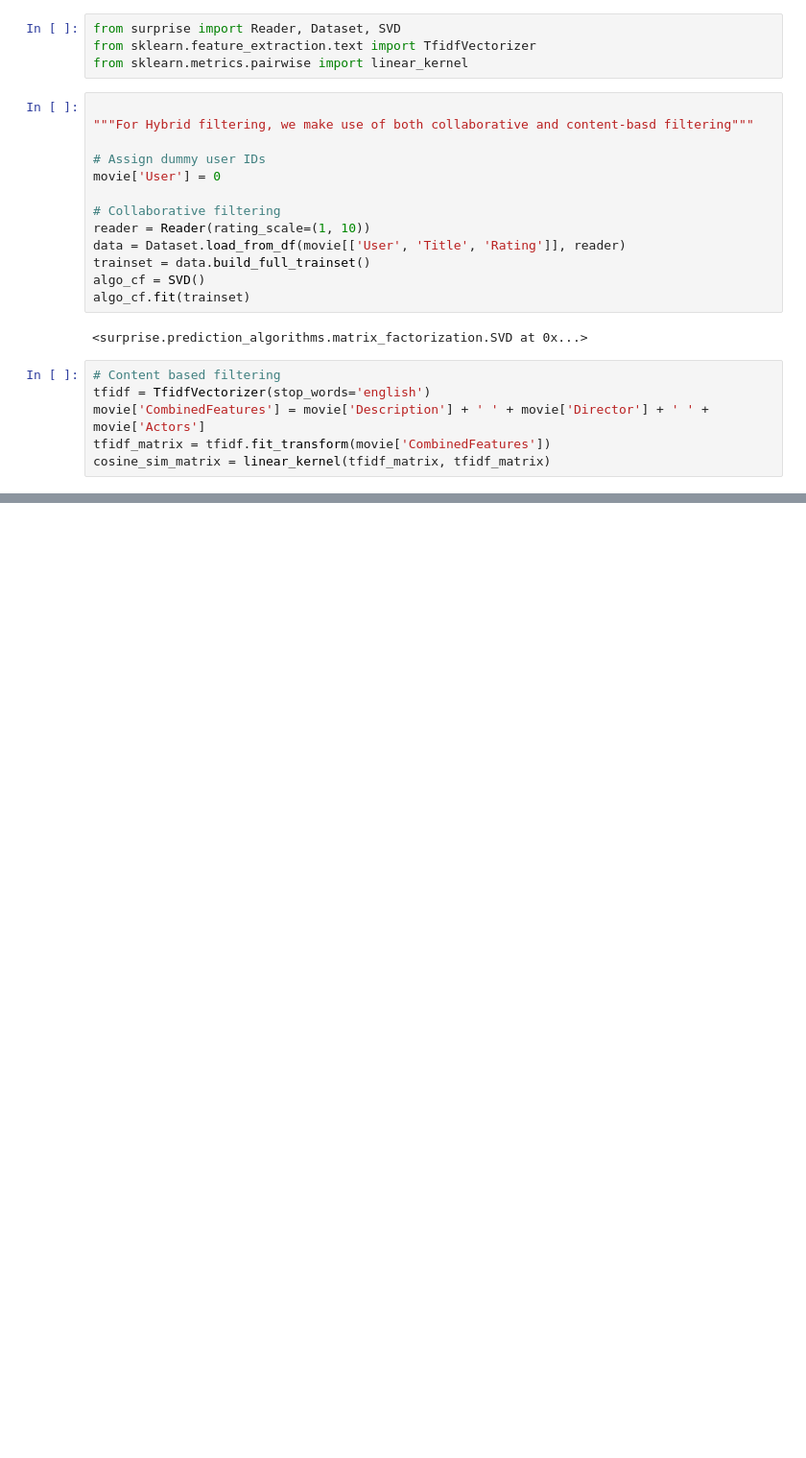
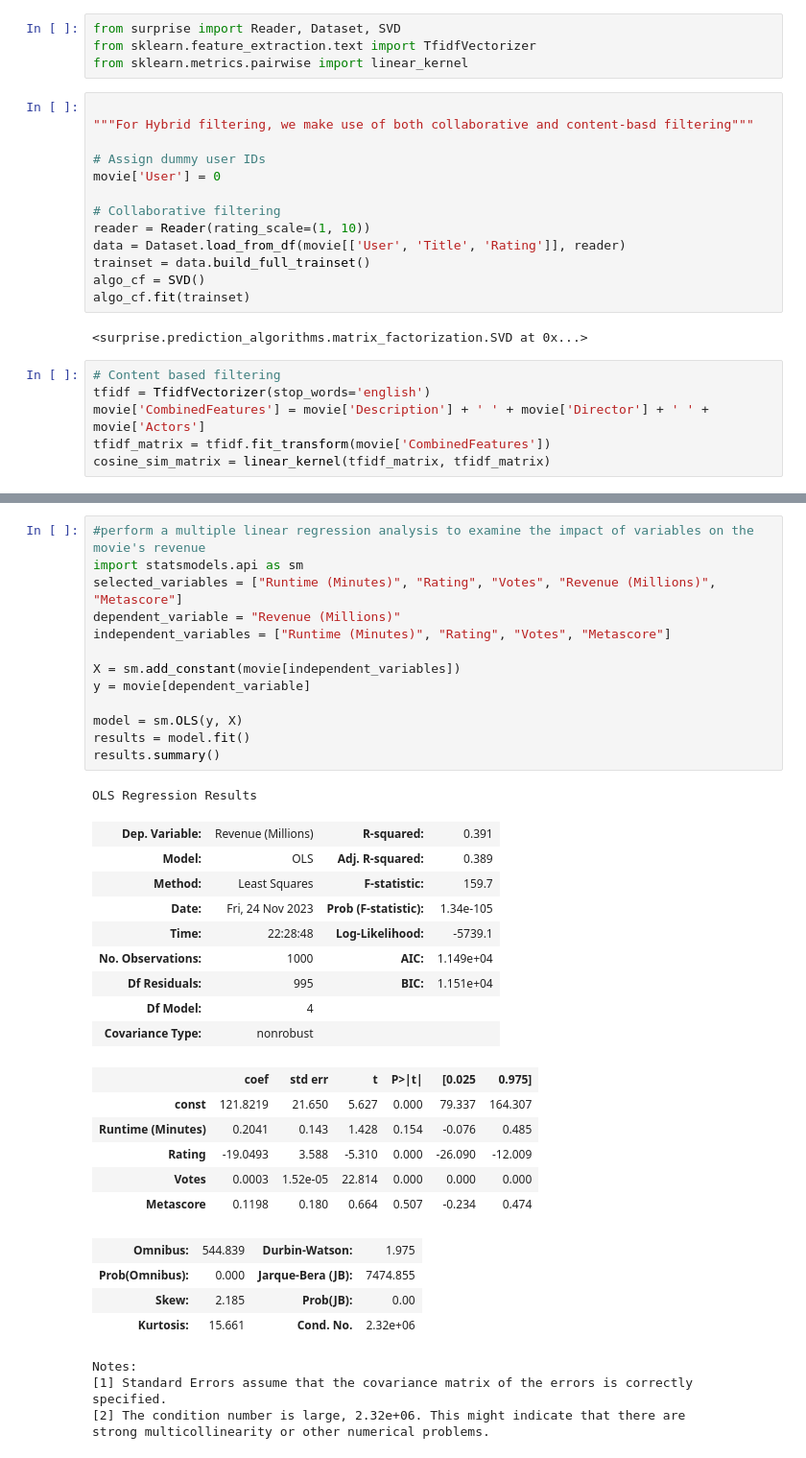
Before and after one commit to juvitus-soh/IMDb-Analysis, a Jupyter notebook: IMDb.ipynb, the cells around one changed output, grey strips where cells are left out. Shown: that part at 96% size. Cells and saved outputs as stored; diff of their text form; blank space fills up the shorter version.

```diff
--- a/IMDb.ipynb
+++ b/IMDb.ipynb
@@ -256,0 +293,38 @@ Best Score: 0.9450314320070902
+# %%
+#perform a multiple linear regression analysis to examine the impact of variables on the movie's revenue
+import statsmodels.api as sm
+selected_variables = ["Runtime (Minutes)", "Rating", "Votes", "Revenue (Millions)", "Metascore"]
+dependent_variable = "Revenue (Millions)"
+independent_variables = ["Runtime (Minutes)", "Rating", "Votes", "Metascore"]
+
+X = sm.add_constant(movie[independent_variables])
+y = movie[dependent_variable]
+
+model = sm.OLS(y, X)
+results = model.fit()
+results.summary()
+# %% [output]
+OLS Regression Results
+| Dep. Variable: | Revenue (Millions) | R-squared: | 0.391 |
+| Model: | OLS | Adj. R-squared: | 0.389 |
+| Method: | Least Squares | F-statistic: | 159.7 |
+| Date: | Fri, 24 Nov 2023 | Prob (F-statistic): | 1.34e-105 |
+| Time: | 22:28:48 | Log-Likelihood: | -5739.1 |
+| No. Observations: | 1000 | AIC: | 1.149e+04 |
+| Df Residuals: | 995 | BIC: | 1.151e+04 |
+| Df Model: | 4 |  |  |
+| Covariance Type: | nonrobust |  |  |
+|  | coef | std err | t | P>|t| | [0.025 | 0.975] |
+| const | 121.8219 | 21.650 | 5.627 | 0.000 | 79.337 | 164.307 |
+| Runtime (Minutes) | 0.2041 | 0.143 | 1.428 | 0.154 | -0.076 | 0.485 |
+| Rating | -19.0493 | 3.588 | -5.310 | 0.000 | -26.090 | -12.009 |
+| Votes | 0.0003 | 1.52e-05 | 22.814 | 0.000 | 0.000 | 0.000 |
+| Metascore | 0.1198 | 0.180 | 0.664 | 0.507 | -0.234 | 0.474 |
+| Omnibus: | 544.839 | Durbin-Watson: | 1.975 |
+| Prob(Omnibus): | 0.000 | Jarque-Bera (JB): | 7474.855 |
+| Skew: | 2.185 | Prob(JB): | 0.00 |
+| Kurtosis: | 15.661 | Cond. No. | 2.32e+06 |
+Notes:
+[1] Standard Errors assume that the covariance matrix of the errors is correctly specified.
+[2] The condition number is large, 2.32e+06. This might indicate that there are
+strong multicollinearity or other numerical problems.
```
Also changed, not shown: parts of 6 cells of this notebook.
